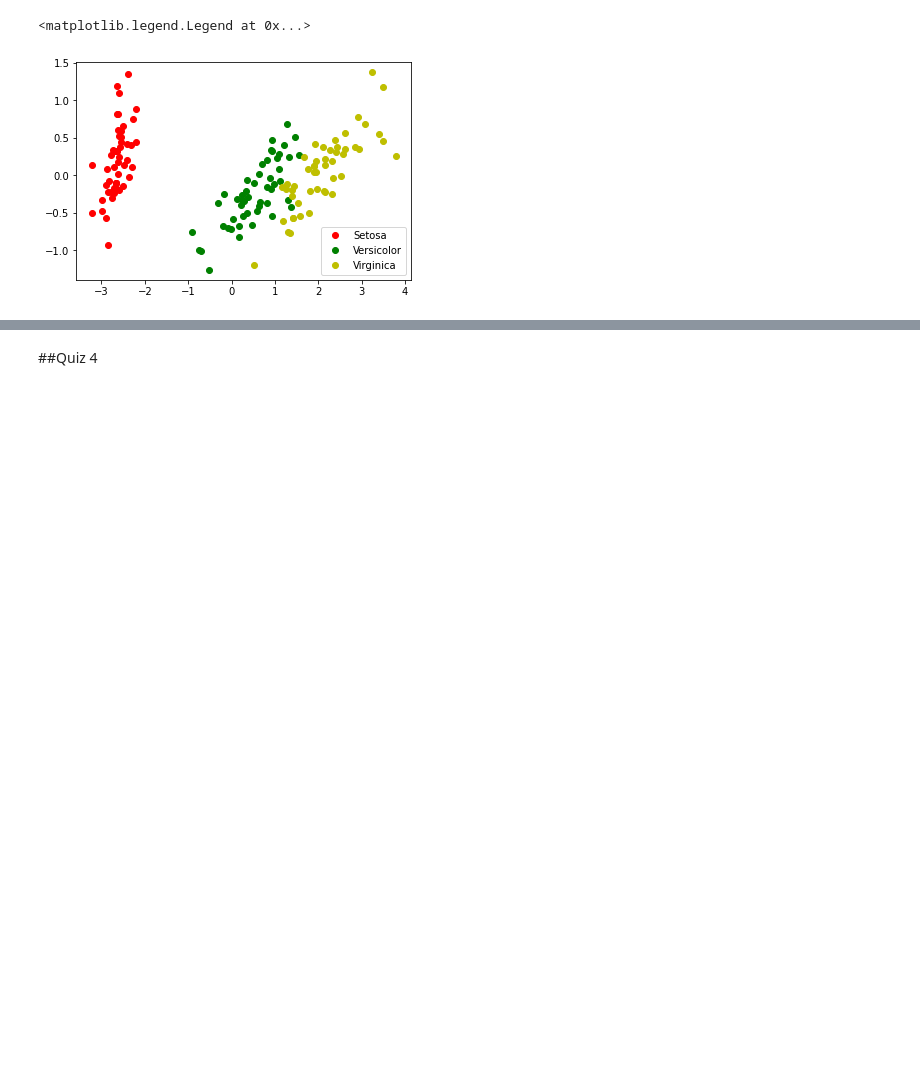
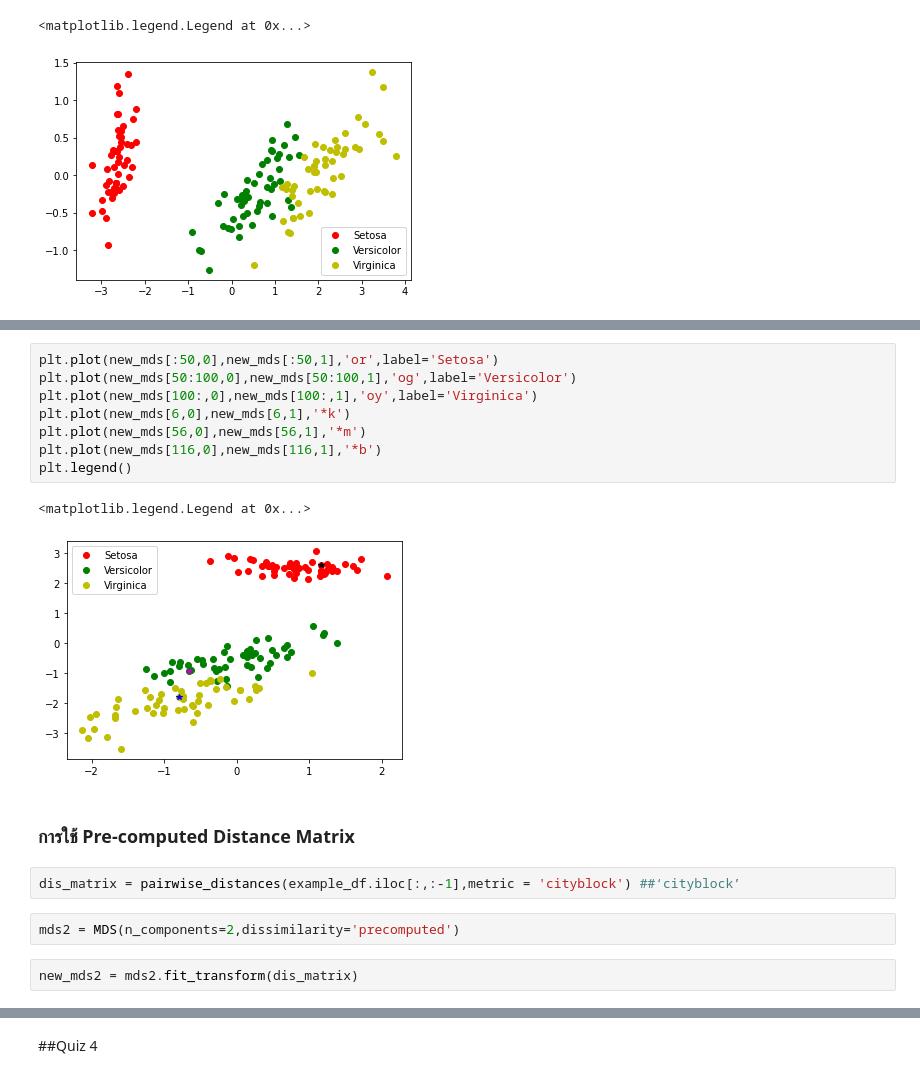
Before and after one commit to siriwat-heart/Multivariate, a Jupyter notebook: Chapter_4_MDS.ipynb, the cells around one changed output, grey strips where cells are left out. Cells and saved outputs as stored; diff of their text form; blank space fills up the shorter version.

```diff
--- a/Chapter_4_MDS.ipynb
+++ b/Chapter_4_MDS.ipynb
@@ -45,0 +108,19 @@ plt.legend()
+# %%
+plt.plot(new_mds[:50,0],new_mds[:50,1],'or',label='Setosa')
+plt.plot(new_mds[50:100,0],new_mds[50:100,1],'og',label='Versicolor')
+plt.plot(new_mds[100:,0],new_mds[100:,1],'oy',label='Virginica')
+plt.plot(new_mds[6,0],new_mds[6,1],'*k')
+plt.plot(new_mds[56,0],new_mds[56,1],'*m')
+plt.plot(new_mds[116,0],new_mds[116,1],'*b')
+plt.legend()
+# %% [output]
+<matplotlib.legend.Legend at 0x...>
+[figure, added]
+# %% [markdown]
+### การใช้ Pre-computed Distance Matrix
+# %%
+dis_matrix = pairwise_distances(example_df.iloc[:,:-1],metric = 'cityblock') ##‘cityblock’
+# %%
+mds2 = MDS(n_components=2,dissimilarity='precomputed')
+# %%
+new_mds2 = mds2.fit_transform(dis_matrix)
```
Also changed, not shown: parts of 15 cells of this notebook.
